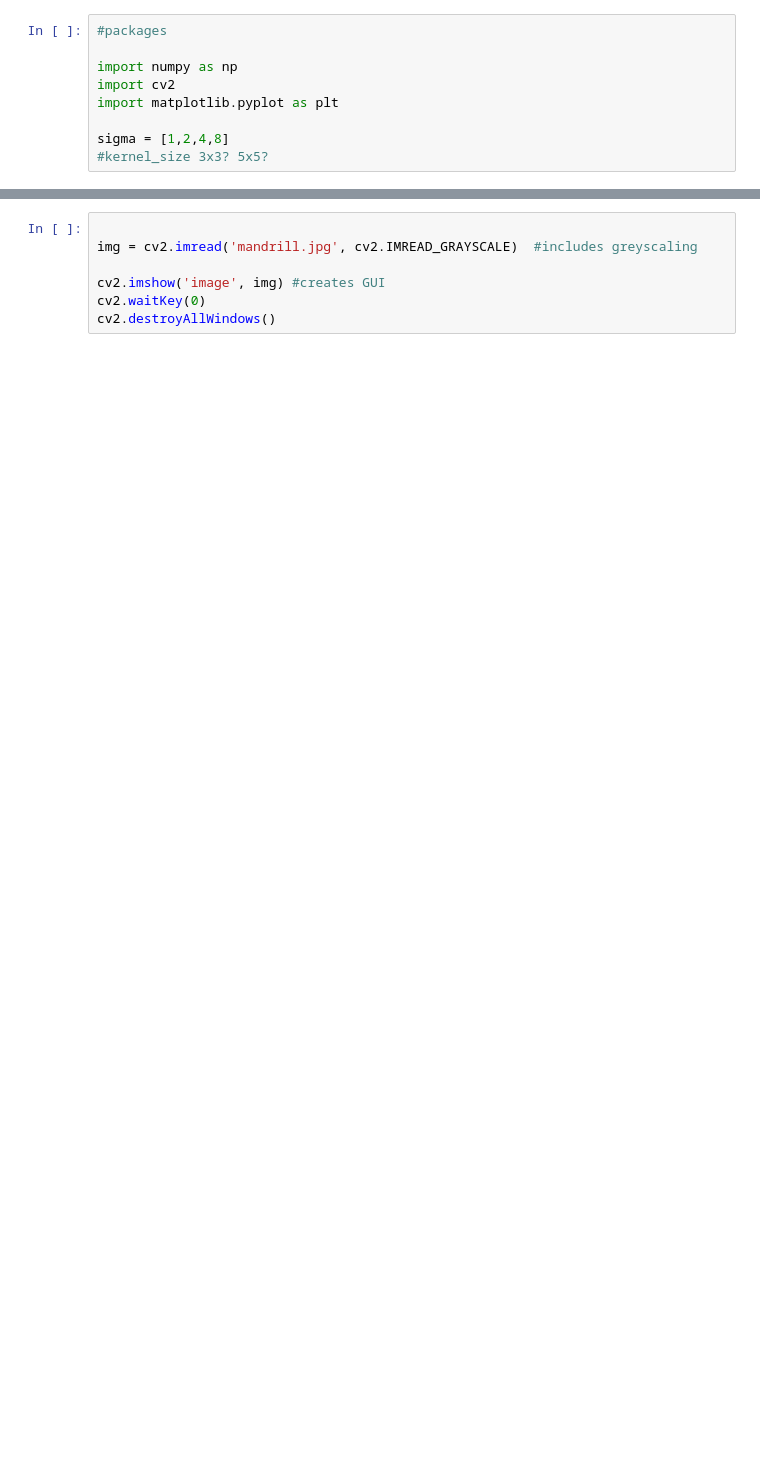
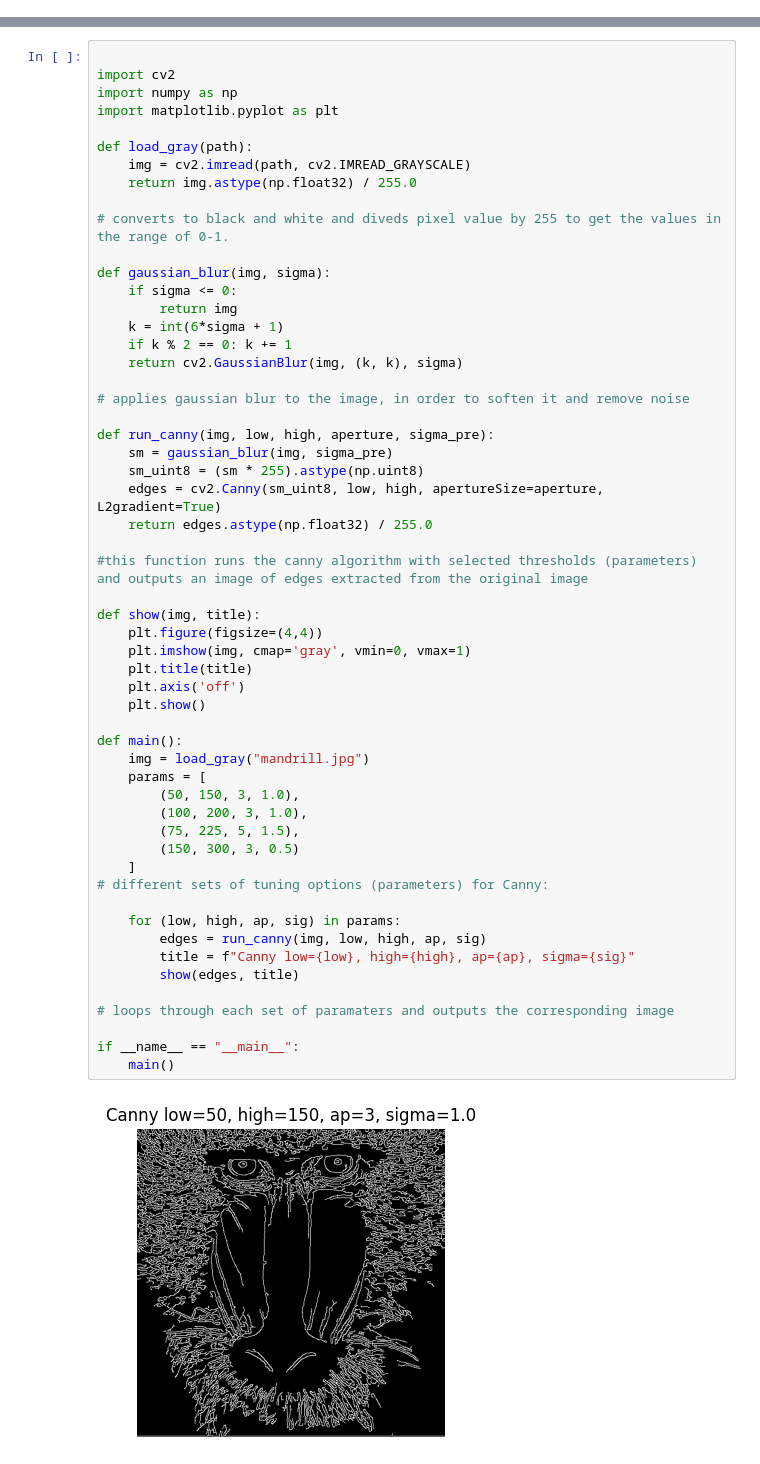
Before and after one commit to axelz3/VIPassingment2, a Jupyter notebook: code.ipynb, the cells around one changed output, grey strips where cells are left out. Drawn from its saved outputs; the diff is of its cells as text; blank space fills up the shorter version.

```diff
--- a/code.ipynb
+++ b/code.ipynb
@@ -32,9 +0,0 @@ Compare images across sigmas and explain in detail what can be seen and how the
-# %%
-#packages
-
-import numpy as np
-import cv2
-import matplotlib.pyplot as plt
-
-sigma = [1,2,4,8]
-#kernel_size 3x3? 5x5?
@@ -43,7 +1,57 @@ ModuleNotFoundError: No module named 'numpy'
-# %%
-
-img = cv2.imread('mandrill.jpg', cv2.IMREAD_GRAYSCALE)  #includes greyscaling
-
-cv2.imshow('image', img) #creates GUI
-cv2.waitKey(0)
-cv2.destroyAllWindows()
+# %%
+
+import cv2
+import numpy as np
+import matplotlib.pyplot as plt
+
+def load_gray(path):
+    img = cv2.imread(path, cv2.IMREAD_GRAYSCALE)
+    return img.astype(np.float32) / 255.0
+
+# converts to black and white and diveds pixel value by 255 to get the values in the range of 0-1.
+
+def gaussian_blur(img, sigma):
+    if sigma <= 0:
+        return img
+    k = int(6*sigma + 1)
+    if k % 2 == 0: k += 1
+    return cv2.GaussianBlur(img, (k, k), sigma)
+
+# applies gaussian blur to the image, in order to soften it and remove noise
+
+def run_canny(img, low, high, aperture, sigma_pre):
+    sm = gaussian_blur(img, sigma_pre)
+    sm_uint8 = (sm * 255).astype(np.uint8)
+    edges = cv2.Canny(sm_uint8, low, high, apertureSize=aperture, L2gradient=True)
+    return edges.astype(np.float32) / 255.0
+
+#this function runs the canny algorithm with selected thresholds (parameters) and outputs an image of edges extracted from the original image
+
+def show(img, title):
+    plt.figure(figsize=(4,4))
+    plt.imshow(img, cmap='gray', vmin=0, vmax=1)
+    plt.title(title)
+    plt.axis('off')
+    plt.show()
+
+def main():
+    img = load_gray("mandrill.jpg")
+    params = [
+        (50, 150, 3, 1.0),
+        (100, 200, 3, 1.0),
+        (75, 225, 5, 1.5),
+        (150, 300, 3, 0.5)
+    ]
+# different sets of tuning options (parameters) for Canny:
+
+    for (low, high, ap, sig) in params:
+        edges = run_canny(img, low, high, ap, sig)
+        title = f"Canny low={low}, high={high}, ap={ap}, sigma={sig}"
+        show(edges, title)
+
+# loops through each set of paramaters and outputs the corresponding image
+
+if __name__ == "__main__":
+    main()
+# %% [output]
+[figure, added]
```
Also changed, not shown: parts of 4 cells of this notebook.
